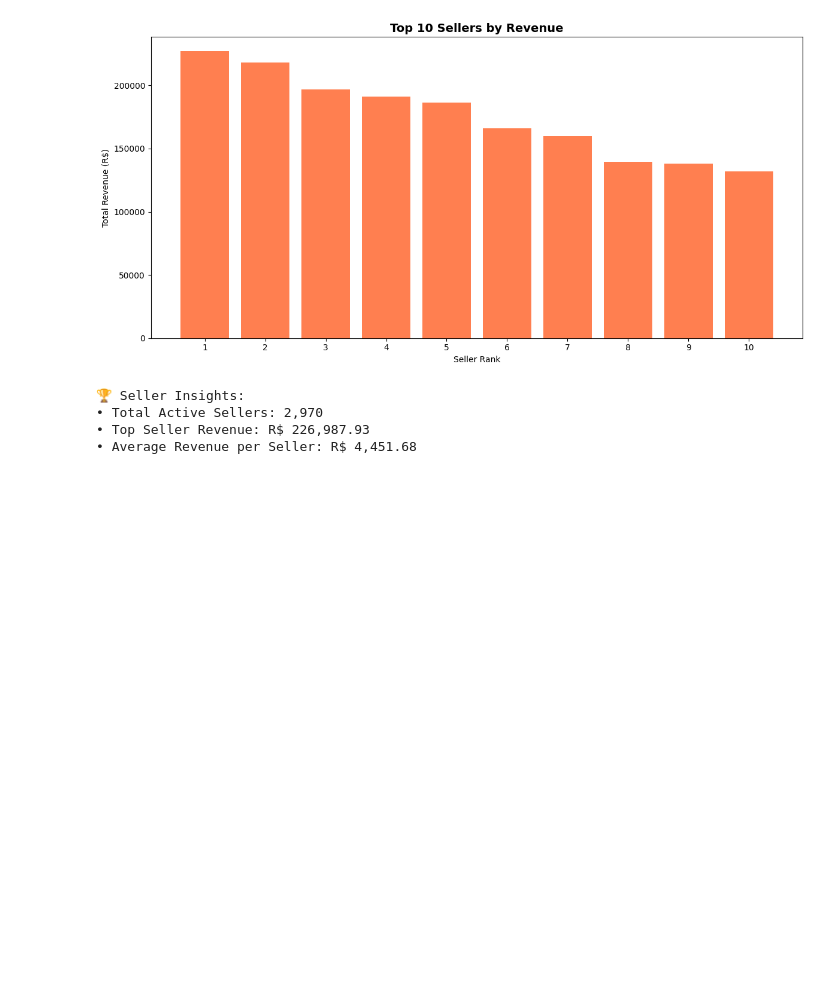
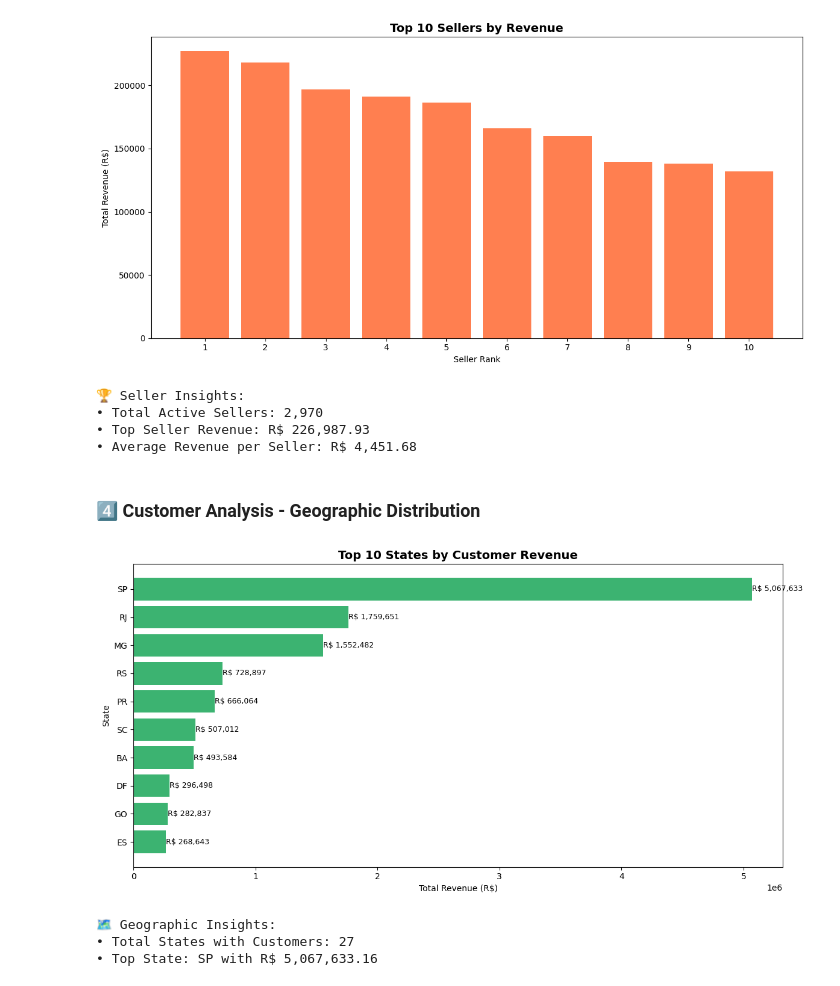
Before and after one commit to chinmay-on-code/ecom-sales-analysis, a Jupyter notebook: EDA.ipynb, the cells around one changed output. Cells and saved outputs as stored; diff of their text form; code cells hidden in the pictures; blank space fills up the shorter version.

Commit message:
plotting top sellers by states

```diff
--- a/EDA.ipynb
+++ b/EDA.ipynb
@@ -193,3 +193,40 @@ print(f"• Average Revenue per Seller: R$ {sales_data.groupby('seller_id')['pri
 • Total Active Sellers: 2,970
 • Top Seller Revenue: R$ 226,987.93
 • Average Revenue per Seller: R$ 4,451.68
+# %% [markdown]
+### 4️⃣ Customer Analysis - Geographic Distribution
+# %%
+# Customer distribution by state
+customer_geo = sales_data.groupby('customer_state').agg({
+    'customer_id': 'nunique',  # Unique customers
+    'order_id': 'count',       # Total orders
+    'price': 'sum'             # Total revenue
+}).reset_index()
+
+customer_geo.columns = ['State', 'Unique_Customers', 'Total_Orders', 'Total_Revenue']
+customer_geo = customer_geo.sort_values('Total_Revenue', ascending=False).head(10)
+
+# Visualize
+fig, ax = plt.subplots(figsize=(12, 6))
+bars = ax.barh(customer_geo['State'], customer_geo['Total_Revenue'], color='mediumseagreen')
+ax.set_title('Top 10 States by Customer Revenue', fontsize=14, fontweight='bold')
+ax.set_xlabel('Total Revenue (R$)')
+ax.set_ylabel('State')
+ax.invert_yaxis()
+
+for bar in bars:
+    width = bar.get_width()
+    ax.text(width, bar.get_y() + bar.get_height()/2, f'R$ {width:,.0f}',
+            ha='left', va='center', fontsize=9)
+
+plt.tight_layout()
+plt.show()
+
+print("\n🗺️ Geographic Insights:")
+print(f"• Total States with Customers: {sales_data['customer_state'].nunique()}")
+print(f"• Top State: {customer_geo.iloc[0]['State']} with R$ {customer_geo.iloc[0]['Total_Revenue']:,.2f}")
+# %% [output]
+[figure, added]
+🗺️ Geographic Insights:
+• Total States with Customers: 27
+• Top State: SP with R$ 5,067,633.16
```
Also changed, not shown: parts of 2 cells of this notebook.
